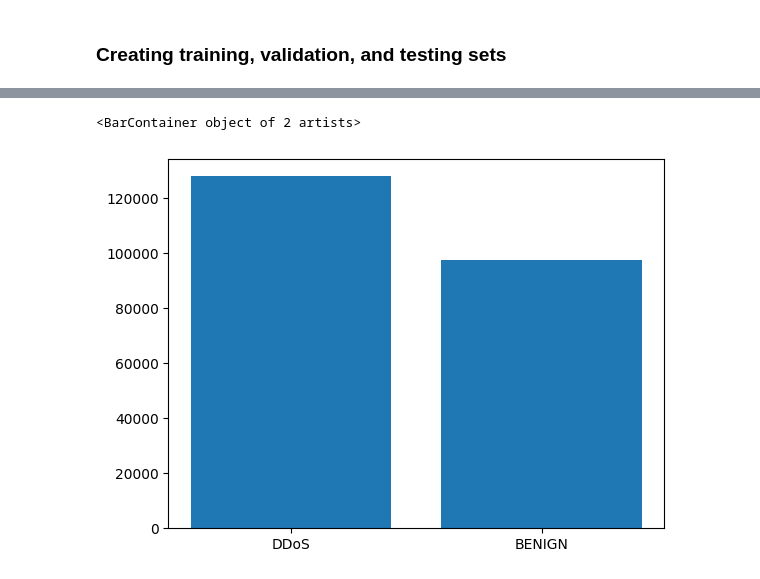
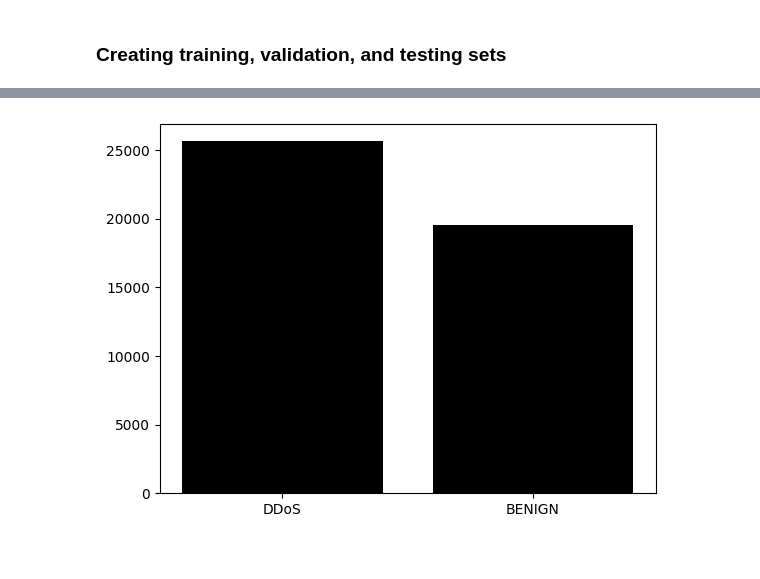
Before and after one commit to seelennebel/AI_ML_Assignment, a Jupyter notebook: model.ipynb, the cells around one changed output, grey strips where cells are left out. Cells and saved outputs as stored; diff of their text form; code cells hidden in the pictures.

```diff
--- a/model.ipynb
+++ b/model.ipynb
@@ -129,6 +240,8 @@ memory usage: 107.5 MB
 # %%
-label_counts = ddos["Label"].value_counts()
-plt.bar(label_counts.index, label_counts.values)
+def display_label_counts(dt, label):
+    label_counts = dt[label].value_counts()
+    plt.bar(label_counts.index, label_counts.values, color="black")
-# %% [output]
-<BarContainer object of 2 artists>
-[figure, removed]
+# %%
+display_label_counts(ddos_main, "Label")
+# %% [output]
+[figure, added]
```
Also changed, not shown: parts of 40 cells of this notebook, 1 other file.
